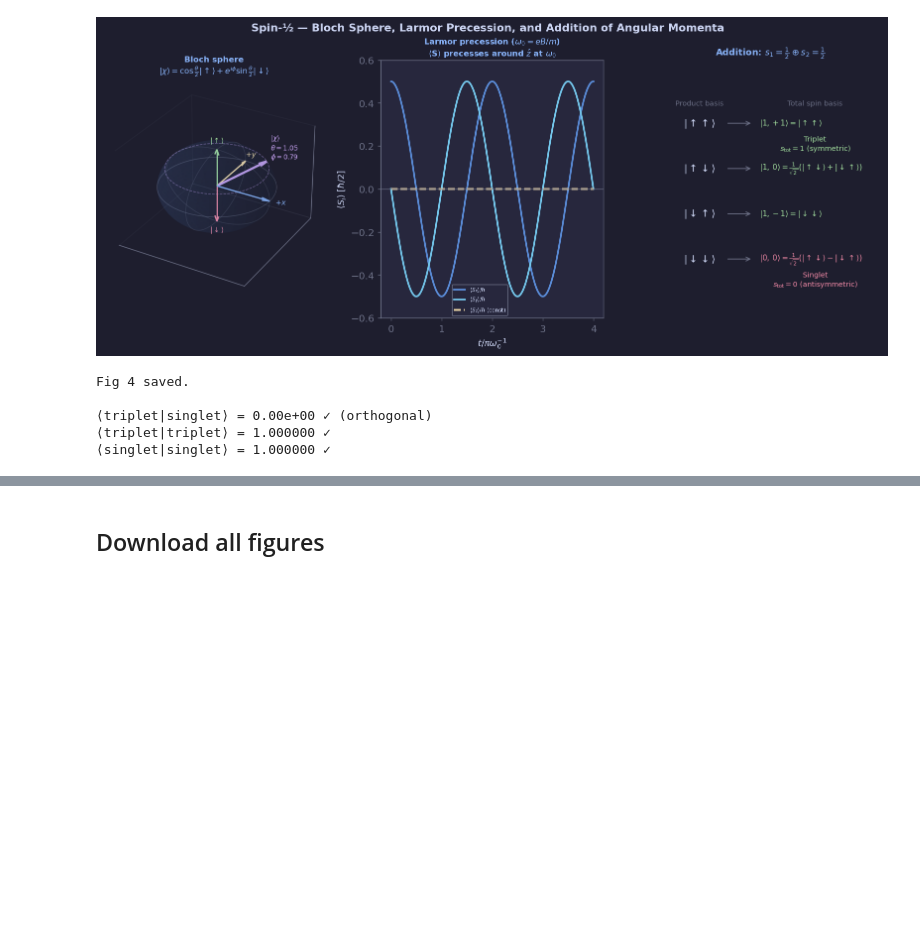
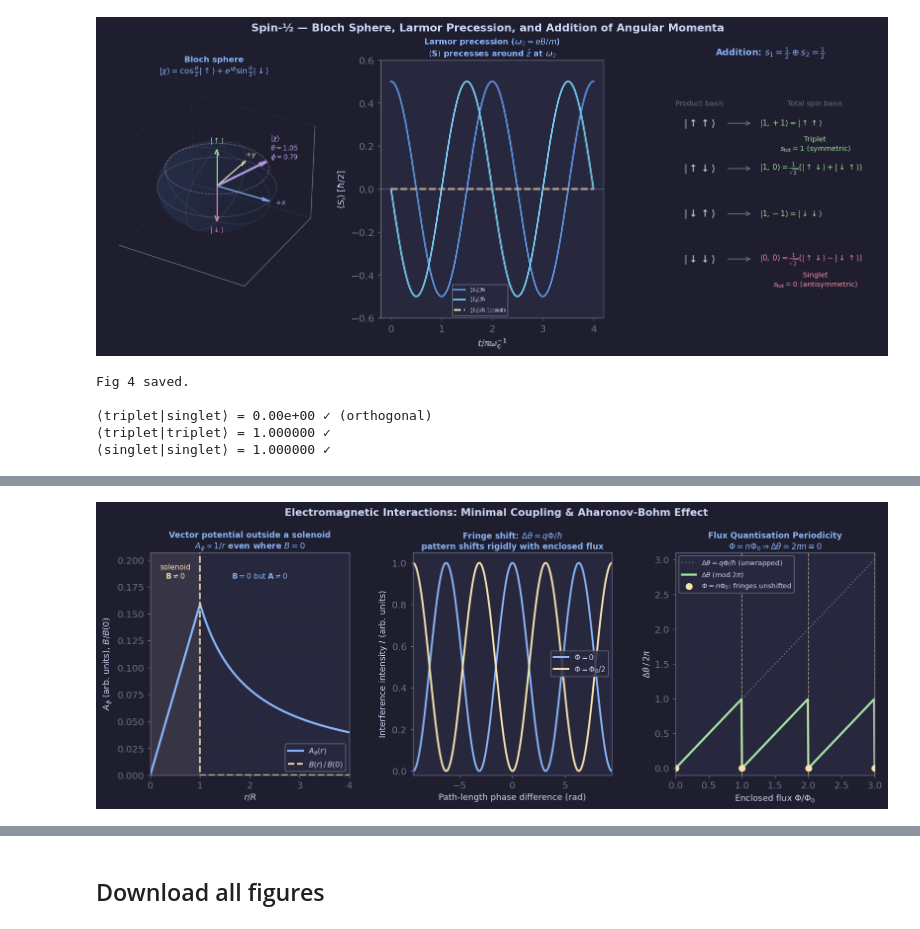
Before and after one commit to SeoulTechPSE/introduction_to_quantum_mechanics, a Jupyter notebook: qm_ch04_figures.ipynb, the cells around one changed output, grey strips where cells are left out. Saved outputs shown, nothing was run; the diff lists cells and outputs as text; code cells hidden in the pictures; blank space fills up the shorter version.

```diff
--- a/qm_ch04_figures.ipynb
+++ b/qm_ch04_figures.ipynb
@@ -525,0 +528,92 @@ Fig 4 saved.
+# %%
+
+# Fig 5: Electromagnetic interactions -- minimal coupling & Aharonov-Bohm effect
+# (a) Vector potential A_phi(r) and magnetic field B(r) for a long solenoid
+# (b) Two-path interference pattern: fringe shift due to enclosed flux
+# (c) AB phase shift Delta_theta = q*Phi/hbar vs Phi -- flux quantisation
+
+fig, axes = plt.subplots(1, 3, figsize=(13, 4.8),
+                         gridspec_kw=dict(left=0.07, right=0.97, wspace=0.32))
+fig.suptitle('Electromagnetic Interactions: Minimal Coupling & Aharonov-Bohm Effect',
+              color=FG, fontsize=12, fontweight='bold', y=1.01)
+
+# ── Panel (a): A_phi(r) and B(r) for a solenoid of radius R, flux Phi ────────
+ax = axes[0]
+R = 1.0
+Phi = 1.0
+r_in  = np.linspace(1e-3, R, 100)
+r_out = np.linspace(R, 4*R, 300)
+
+# Inside: B = Phi/(pi R^2) (uniform), A_phi = (Phi/(2 pi R^2)) r  (= B r /2)
+B_in_val = Phi/(np.pi*R**2)
+A_in  = (Phi/(2*np.pi*R**2)) * r_in
+B_in  = np.full_like(r_in, B_in_val)
+
+# Outside: B = 0, A_phi = Phi/(2 pi r)
+A_out = Phi/(2*np.pi*r_out)
+B_out = np.zeros_like(r_out)
+
+r_all = np.concatenate([r_in, r_out])
+A_all = np.concatenate([A_in, A_out])
+B_all = np.concatenate([B_in, B_out])
+
+ax.plot(r_all/R, A_all, color=SKY, lw=2.5, label=r'$A_\phi(r)$')
+ax.plot(r_all/R, B_all/B_in_val, color=AMBER, lw=2.0, ls='--', label=r'$B(r)\,/\,B(0)$')
+ax.axvline(1.0, color=MUTED, lw=1.0, ls=':')
+ax.fill_betweenx([0, A_in.max()*1.3], 0, 1, color=AMBER, alpha=0.08)
+ax.text(0.5, A_in.max()*1.15, 'solenoid\n'+r'$\mathbf{B}\neq0$', color=AMBER, fontsize=8.5, ha='center')
+ax.text(2.2, A_in.max()*1.15, r'$\mathbf{B}=0$ but $\mathbf{A}\neq0$', color=SKY, fontsize=8.5, ha='center')
+ax.set_xlabel(r'$r/R$', labelpad=3)
+ax.set_ylabel(r'$A_\phi$ (arb. units), $B/B(0)$')
+ax.set_title(r'Vector potential outside a solenoid' + '\n'
+              r'$A_\phi\propto1/r$ even where $B=0$',
+              color=SKY, fontsize=9.5, pad=4)
+ax.legend(fontsize=8.5, framealpha=0.85); ax.grid(True, alpha=0.28)
+ax.set_xlim(0, 4); ax.set_ylim(0, A_in.max()*1.3)
+
+print(f"A_phi continuous at r=R: inside={A_in[-1]:.4f}, outside={A_out[0]:.4f}")
+
+# ── Panel (b): interference fringe shift for two values of enclosed flux ────
+ax2 = axes[1]
+x = np.linspace(-3*np.pi, 3*np.pi, 600)   # path-length phase (no flux)
+Phi0 = 2*np.pi   # flux quantum in units where q/hbar = 1
+
+for Phi_frac, col, lbl in [(0.0, SKY, r'$\Phi=0$'), (0.5, AMBER, r'$\Phi=\Phi_0/2$')]:
+    delta_theta = Phi_frac * Phi0
+    I = np.cos((x + delta_theta)/2)**2     # intensity, shifted by AB phase
+    ax2.plot(x, I, color=col, lw=2.2, label=lbl)
+
+ax2.set_xlabel(r'Path-length phase difference (rad)', labelpad=3)
+ax2.set_ylabel('Interference intensity $I$ (arb. units)')
+ax2.set_title(r'Fringe shift: $\Delta\theta = q\Phi/\hbar$' + '\n'
+              'pattern shifts rigidly with enclosed flux',
+              color=SKY, fontsize=9.5, pad=4)
+ax2.legend(fontsize=8.5, framealpha=0.85); ax2.grid(True, alpha=0.28)
+ax2.set_xlim(-3*np.pi, 3*np.pi); ax2.set_ylim(-0.02, 1.05)
+
+# ── Panel (c): AB phase Delta_theta vs Phi, mod 2pi -- flux quantisation ────
+ax3 = axes[2]
+Phi_frac = np.linspace(0, 3, 400)   # Phi / Phi0
+delta_theta_raw = Phi_frac * 2*np.pi
+delta_theta_mod = np.mod(delta_theta_raw, 2*np.pi)
+
+ax3.plot(Phi_frac, delta_theta_raw/(2*np.pi), color=MUTED, lw=1.5, ls=':',
+         label=r'$\Delta\theta=q\Phi/\hbar$ (unwrapped)')
+ax3.plot(Phi_frac, delta_theta_mod/(2*np.pi), color=GREEN, lw=2.5,
+         label=r'$\Delta\theta \;(\mathrm{mod}\;2\pi)$')
+for n in range(4):
+    ax3.axvline(n, color=AMBER, lw=1.0, ls='--', alpha=0.6)
+ax3.scatter(range(4), [0,0,0,0], color=AMBER, s=50, zorder=5,
+            label=r'$\Phi=n\Phi_0$: fringes unshifted')
+ax3.set_xlabel(r'Enclosed flux $\Phi/\Phi_0$', labelpad=3)
+ax3.set_ylabel(r'$\Delta\theta\,/\,2\pi$')
+ax3.set_title('Flux Quantisation Periodicity\n'
+              r'$\Phi=n\Phi_0\Rightarrow\Delta\theta=2\pi n\equiv0$',
+              color=SKY, fontsize=9.5, pad=4)
+ax3.legend(fontsize=8, framealpha=0.85); ax3.grid(True, alpha=0.28)
+ax3.set_xlim(0, 3); ax3.set_ylim(-0.1, 3.1)
+
+fig.subplots_adjust(top=0.86)
+plt.savefig('ch04_fig5_aharonov_bohm.png', **SAVEKW)
+plt.show(); print('Fig 5 saved.')
+# %% [output]
@@ -525,0 +621 @@ Fig 4 saved.
+[figure, added]
```
Also changed, not shown: parts of 6 cells of this notebook.
